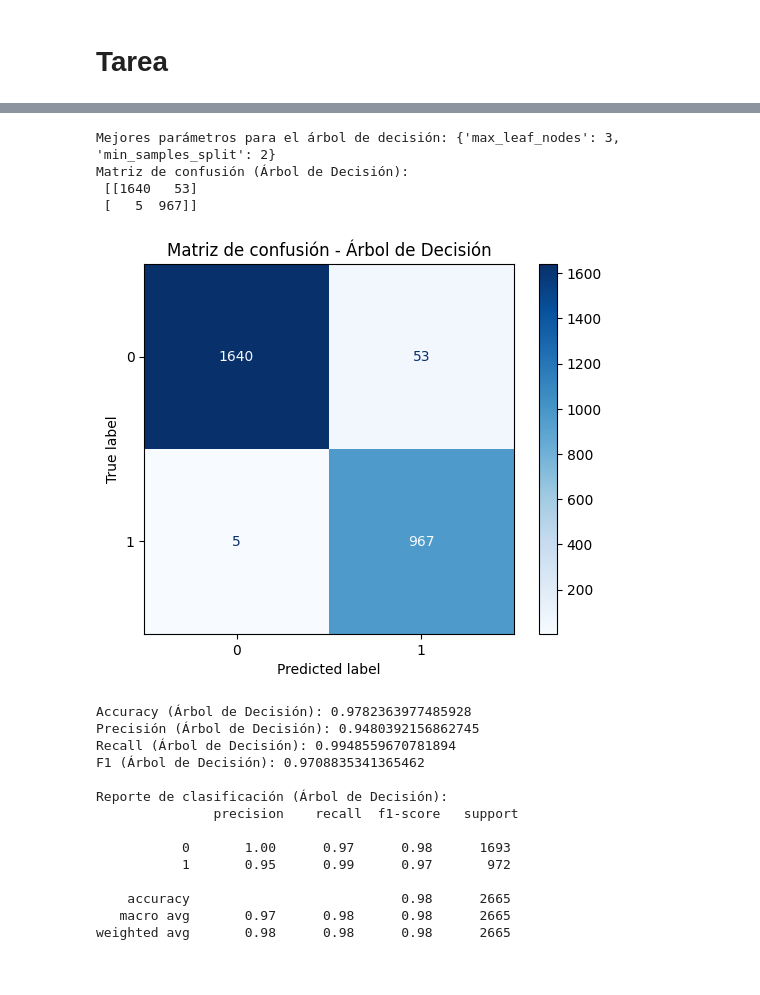
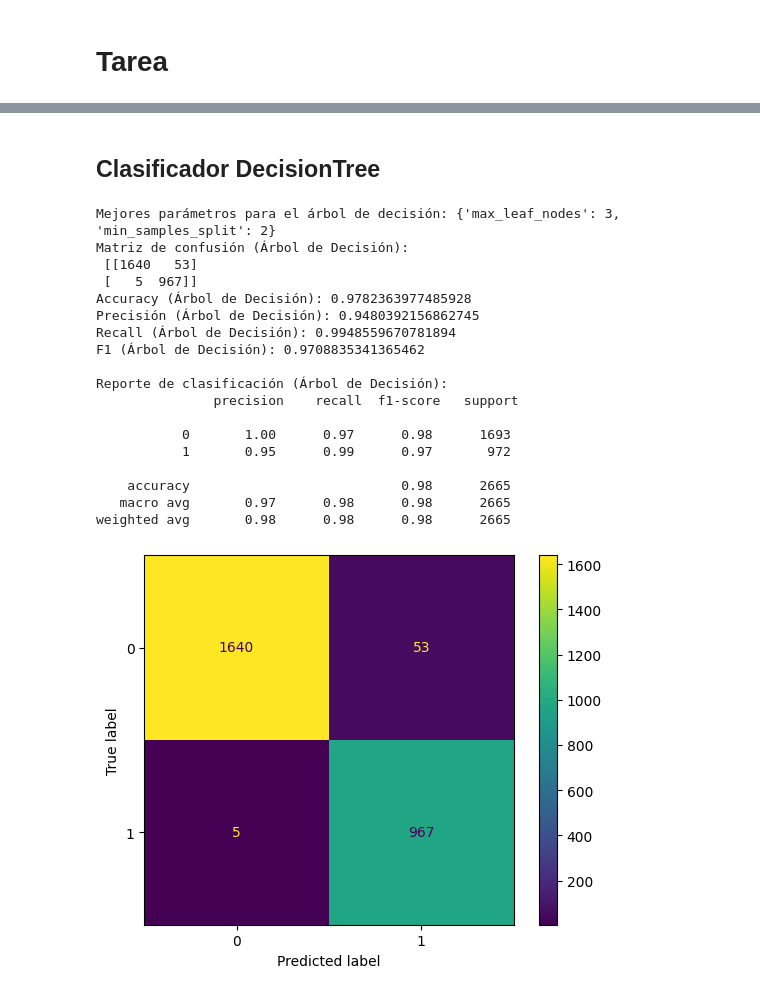
Before and after one commit to MarcosRigal/CNC, a Jupyter notebook: P0/E2.ipynb, the cells around one changed output, grey strips where cells are left out. Drawn from its saved outputs; the diff is of its cells as text; code cells hidden in the pictures.

```diff
--- a/P0/E2.ipynb
+++ b/P0/E2.ipynb
@@ -120,8 +128,8 @@ X_test_scaled shape: (2665, 5)
 # %%
 # Definición de la rejilla de parámetros para SVC (SVM)
 param_grid_svc = {
-    'C': [0.01, 0.1, 1, 2],
-    'kernel': ["linear", "poly", "rbf", "sigmoid"]
+    "C": [0.01, 0.1, 1, 2],
+    "kernel": ["linear", "poly", "rbf", "sigmoid"],
 }
 
 # Creación del estimador
@@ -131,9 +139,9 @@ svc = SVC()
 grid_svc = GridSearchCV(
     estimator=svc,
     param_grid=param_grid_svc,
-    cv=5,              # número de folds para la validación cruzada
-    scoring='accuracy',
-    n_jobs=-1          # usa todos los procesadores disponibles
+    cv=5,  # número de folds para la validación cruzada
+    scoring="accuracy",
+    n_jobs=-1,  # usa todos los procesadores disponibles
 )
 
 # Entrenamiento (ajuste) del modelo con la rejilla
@@ -152,10 +160,7 @@ cm_svc = confusion_matrix(y_test, y_pred_svc)
 print("Matriz de confusión (SVC):\n", cm_svc)
 
 # Graficamos la matriz de confusión
-disp_svc = ConfusionMatrixDisplay(confusion_matrix=cm_svc, display_labels=[0, 1])
-disp_svc.plot(cmap=plt.cm.Blues)
-plt.title("Matriz de confusión - SVC")
-plt.show()
+ConfusionMatrixDisplay(cm_svc).plot()
 
 # Reporte de métricas
 accuracy_svc = accuracy_score(y_test, y_pred_svc)
@@ -193,20 +198,18 @@ weighted avg       0.98      0.98      0.98      2665
+# %% [markdown]
+## Clasificador DecisionTree
 # %%
 # Definimos la rejilla de parámetros para el árbol de decisión.
 param_grid_dt = {
-    'max_leaf_nodes': list(range(3, 30)),
-    'min_samples_split': [2, 3, 4, 5, 6]
+    "max_leaf_nodes": list(range(3, 30)),
+    "min_samples_split": [2, 3, 4, 5, 6],
 }
 
 # Creamos el estimador
-dt = DecisionTreeClassifier(random_state=42)
+dt = DecisionTreeClassifier()
 
 # Definimos el GridSearchCV
 grid_dt = GridSearchCV(
-    estimator=dt,
-    param_grid=param_grid_dt,
-    cv=5,
-    scoring='accuracy',
-    n_jobs=-1
+    estimator=dt, param_grid=param_grid_dt, cv=5, scoring="accuracy", n_jobs=-1
 )
 
 # Entrenamos el modelo con la rejilla
@@ -216,53 +219,53 @@ grid_dt.fit(X_train_scaled, y_train)
 print("Mejores parámetros para el árbol de decisión:", grid_dt.best_params_)
 # Obtenemos el mejor modelo de árbol de decisión
 best_dt = grid_dt.best_estimator_
 
 # Realizamos las predicciones sobre el conjunto de test
 y_pred_dt = best_dt.predict(X_test_scaled)
 
 # Mostramos la matriz de confusión en texto
 cm_dt = confusion_matrix(y_test, y_pred_dt)
 print("Matriz de confusión (Árbol de Decisión):\n", cm_dt)
 
 # Graficamos la matriz de confusión
-disp_dt = ConfusionMatrixDisplay(confusion_matrix=cm_dt, display_labels=[0, 1])
-disp_dt.plot(cmap=plt.cm.Blues)
-plt.title("Matriz de confusión - Árbol de Decisión")
-plt.show()
+ConfusionMatrixDisplay(cm_dt).plot()
 
 # Reporte de métricas
 accuracy_dt = accuracy_score(y_test, y_pred_dt)
 precision_dt = precision_score(y_test, y_pred_dt)
 recall_dt = recall_score(y_test, y_pred_dt)
 f1_dt = f1_score(y_test, y_pred_dt)
 
 print("Accuracy (Árbol de Decisión):", accuracy_dt)
 print("Precisión (Árbol de Decisión):", precision_dt)
 print("Recall (Árbol de Decisión):", recall_dt)
 print("F1 (Árbol de Decisión):", f1_dt)
 
 # También podemos imprimir un reporte de clasificación
-print("\nReporte de clasificación (Árbol de Decisión):\n", classification_report(y_test, y_pred_dt))
+print(
+    "\nReporte de clasificación (Árbol de Decisión):\n",
+    classification_report(y_test, y_pred_dt),
+)
 # %% [output]
 Mejores parámetros para el árbol de decisión: {'max_leaf_nodes': 3, 'min_samples_split': 2}
 Matriz de confusión (Árbol de Decisión):
  [[1640   53]
  [   5  967]]
+Accuracy (Árbol de Decisión): 0.9782363977485928
+Precisión (Árbol de Decisión): 0.9480392156862745
+Recall (Árbol de Decisión): 0.9948559670781894
+F1 (Árbol de Decisión): 0.9708835341365462
+
+Reporte de clasificación (Árbol de Decisión):
+               precision    recall  f1-score   support
+
+           0       1.00      0.97      0.98      1693
+           1       0.95      0.99      0.97       972
+
+    accuracy                           0.98      2665
+   macro avg       0.97      0.98      0.98      2665
+weighted avg       0.98      0.98      0.98      2665
-[figure, old version]
+[figure, new version]
-Accuracy (Árbol de Decisión): 0.9782363977485928
-Precisión (Árbol de Decisión): 0.9480392156862745
-Recall (Árbol de Decisión): 0.9948559670781894
-F1 (Árbol de Decisión): 0.9708835341365462
-
-Reporte de clasificación (Árbol de Decisión):
-               precision    recall  f1-score   support
-
-           0       1.00      0.97      0.98      1693
-           1       0.95      0.99      0.97       972
-
-    accuracy                           0.98      2665
-   macro avg       0.97      0.98      0.98      2665
-weighted avg       0.98      0.98      0.98      2665
 # %%
 %%bash
 rm -r content/ occupancy_data.zip
```
Also changed, not shown: parts of 11 cells of this notebook, 4 other files.
